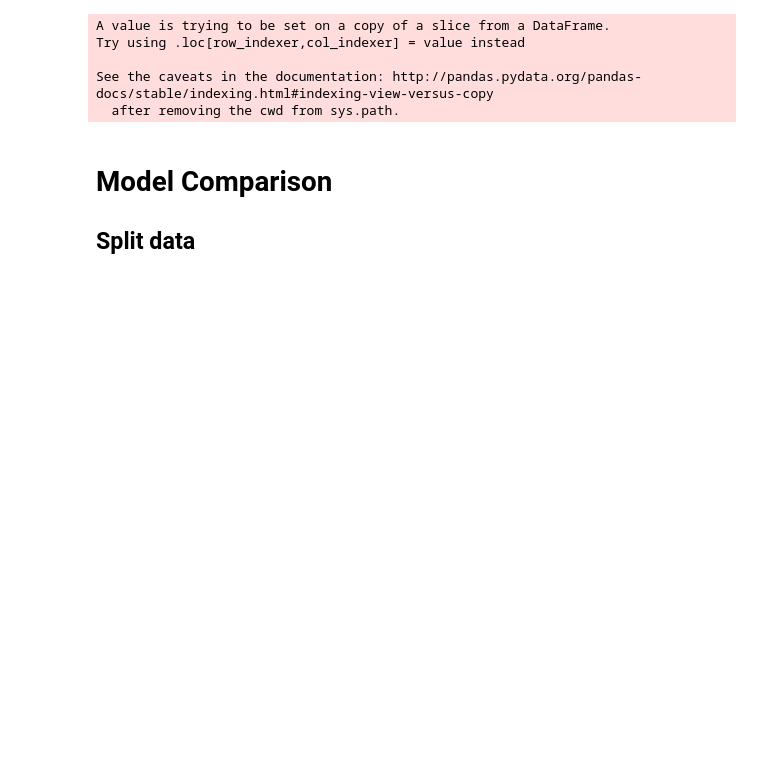
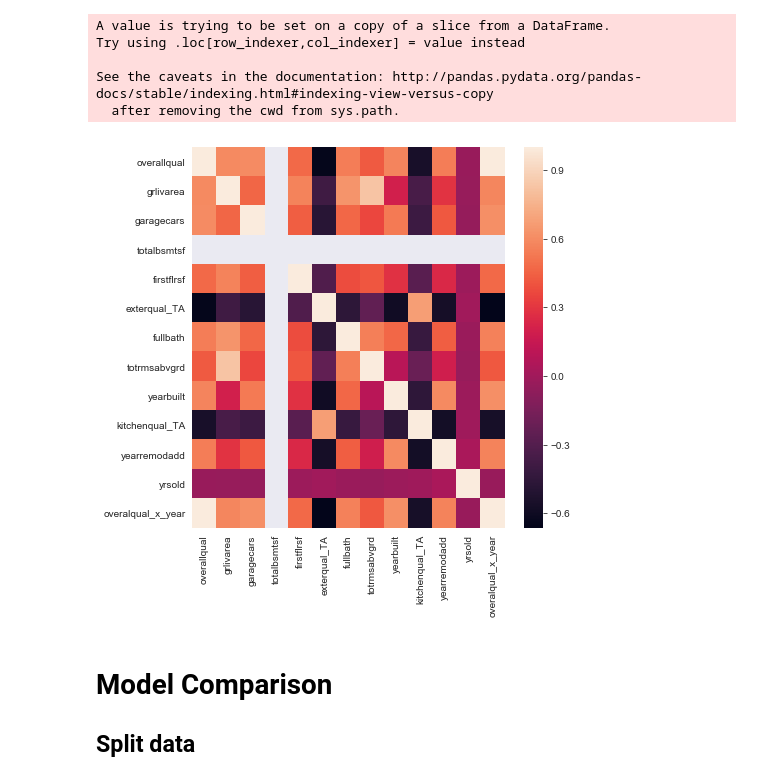
Before and after one commit to chrisoyer/thinkful_notes, a Jupyter notebook: Unit_2_supervised_learning/19/19.8_Regression_Challenge.ipynb, the cells around one changed output. Cells and saved outputs as stored; diff of their text form; code cells hidden in the pictures; blank space fills up the shorter version.

```diff
--- a/Unit_2_supervised_learning/19/19.8_Regression_Challenge.ipynb
+++ b/Unit_2_supervised_learning/19/19.8_Regression_Challenge.ipynb
@@ -278,6 +278,12 @@ Try using .loc[row_indexer,col_indexer] = value instead
 
 See the caveats in the documentation: http://pandas.pydata.org/pandas-docs/stable/indexing.html#indexing-view-versus-copy
   after removing the cwd from sys.path.
+# %%
+#check for correlations on reduced feature set
+fig = plt.figure(figsize=(7,7))
+ax = sns.heatmap(X.corr());
+# %% [output]
+[figure, added]
 # %% [markdown]
 # Model Comparison
 ## Split data
```
Also changed, not shown: parts of 14 cells of this notebook.
